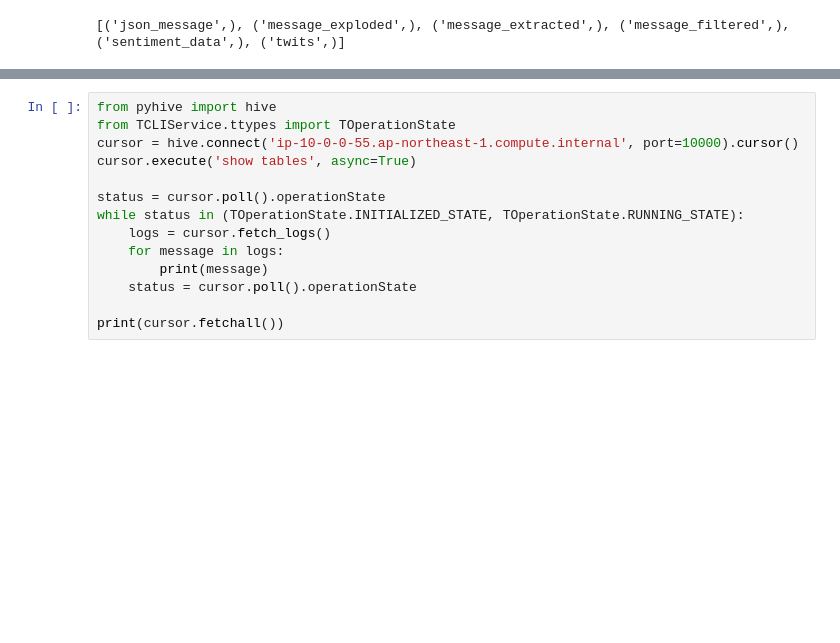
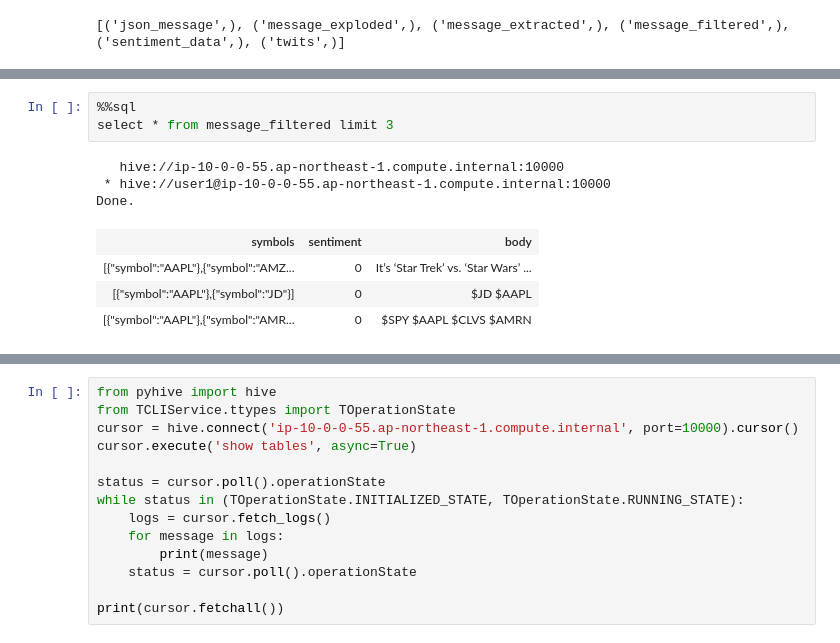
Before and after one commit to YoshiyukiKono/dsml_01_nlp, a Jupyter notebook: nlp_solution.ipynb, the cells around one changed output, grey strips where cells are left out. Cells and saved outputs as stored; diff of their text form; blank space fills up the shorter version.

```diff
--- a/nlp_solution.ipynb
+++ b/nlp_solution.ipynb
@@ -167,0 +497,11 @@ Done.
+# %%
+%%sql
+select * from message_filtered limit 3
+# %% [output]
+   hive://ip-10-0-0-55.ap-northeast-1.compute.internal:10000
+ * hive://user1@ip-10-0-0-55.ap-northeast-1.compute.internal:10000
+Done.
+| symbols | sentiment | body |
+| [{"symbol":"AAPL"},{"symbol":"AMZ... | 0 | It’s ‘Star Trek’ vs. ‘Star Wars’ ... |
+| [{"symbol":"AAPL"},{"symbol":"JD"}] | 0 | $JD $AAPL |
+| [{"symbol":"AAPL"},{"symbol":"AMR... | 0 | $SPY $AAPL $CLVS $AMRN |
```
Also changed, not shown: parts of 57 cells of this notebook.
